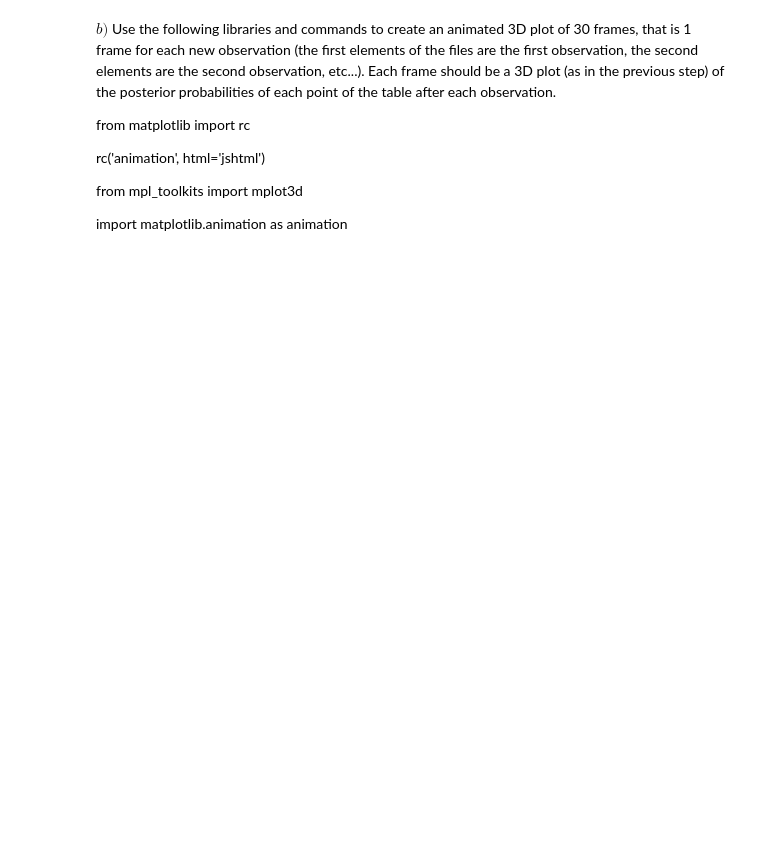
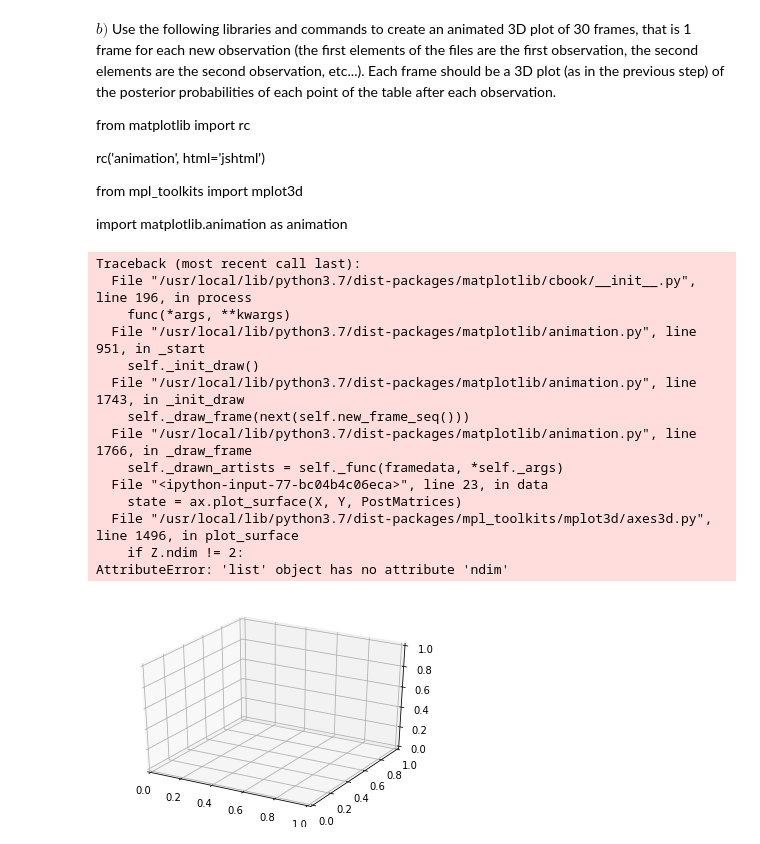
Before and after one commit to Hendrix8/Pattern_Recognition, a Jupyter notebook: Assignment_2/A2_tem2405.ipynb, the cells around one changed output. Saved outputs shown, nothing was run; the diff lists cells and outputs as text; code cells hidden in the pictures; blank space fills up the shorter version.

```diff
--- a/Assignment_2/A2_tem2405.ipynb
+++ b/Assignment_2/A2_tem2405.ipynb
@@ -341,3 +344,52 @@ rc('animation', html='jshtml')
 from mpl_toolkits import mplot3d
 
 import matplotlib.animation as animation
+# %%
+# This function returns the plots given L and F
+def data(i):
+  # turning the datasets lists
+  leftsL = [i[0] for i in lefts.values]
+  frontsL = [i[0] for i in fronts.values]
+
+  # creating a list of tuples (L, F)
+  obser = list(zip(leftsL, frontsL))
+
+  # Creating a list of matrices. Each matrix will represent the frame of each observation
+  PostMatrices = []
+  for j in obser:
+    # Creating the matrices
+    postList_new = [postCalc(i[0], i[1], j[0], j[1], N) for i in points]
+    postArr_new = np.array(postList)
+    postMatrix_new = np.array(np.array_split(postArr, 100))
+
+  # Appending the matrices
+  PostMatrices.append(postMatrix_new)
+
+  # clearing the axes
+  ax.clear()
+  state = ax.plot_surface(X, Y, PostMatrices)
+
+  return state
+
+fig = plt.figure()
+ax = plt.gca(projection='3d')
+
+ani = animation.FuncAnimation(fig, data, frames=np.arange(0, 10, 0.01), interval= 30, blit=False)
+#ani.save('matplot003.gif', writer='imagemagick')
+plt.show()
+# %% [output]
+Traceback (most recent call last):
+  File "/usr/local/lib/python3.7/dist-packages/matplotlib/cbook/__init__.py", line 196, in process
+    func(*args, **kwargs)
+  File "/usr/local/lib/python3.7/dist-packages/matplotlib/animation.py", line 951, in _start
+    self._init_draw()
+  File "/usr/local/lib/python3.7/dist-packages/matplotlib/animation.py", line 1743, in _init_draw
+    self._draw_frame(next(self.new_frame_seq()))
+  File "/usr/local/lib/python3.7/dist-packages/matplotlib/animation.py", line 1766, in _draw_frame
+    self._drawn_artists = self._func(framedata, *self._args)
+  File "<ipython-input-77-bc04b4c06eca>", line 23, in data
+    state = ax.plot_surface(X, Y, PostMatrices)
+  File "/usr/local/lib/python3.7/dist-packages/mpl_toolkits/mplot3d/axes3d.py", line 1496, in plot_surface
+    if Z.ndim != 2:
+AttributeError: 'list' object has no attribute 'ndim'
+[figure, added]
```
Also changed, not shown: parts of 2 cells of this notebook.
